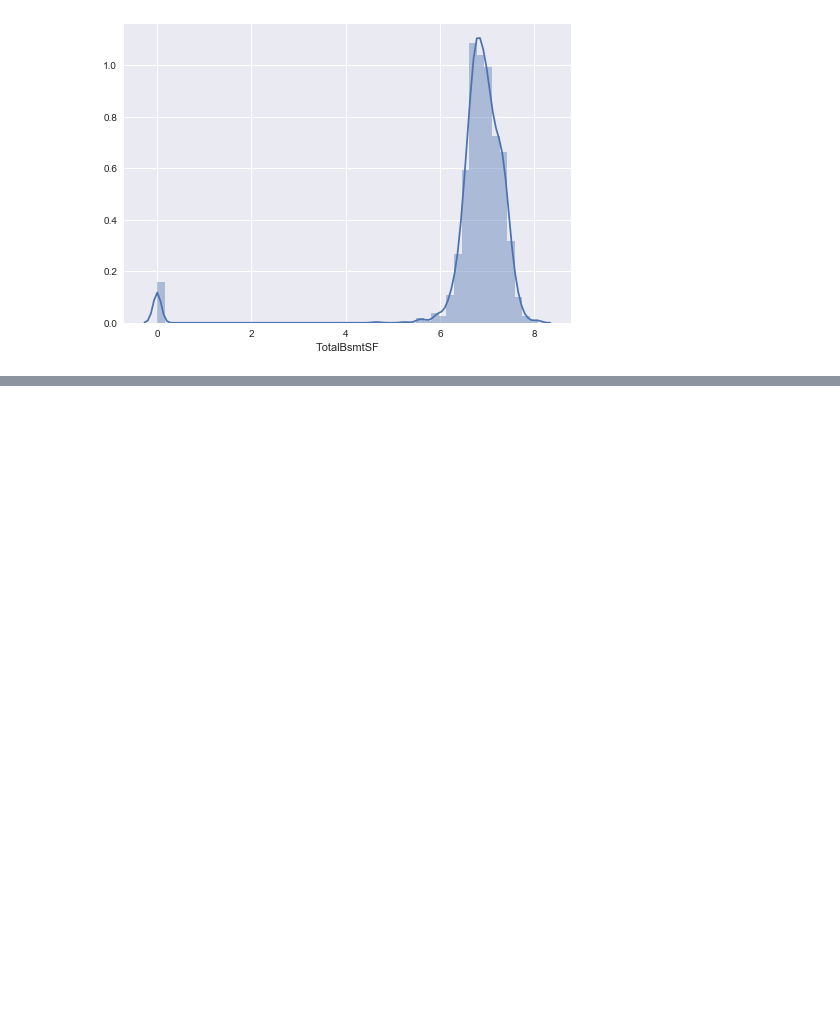
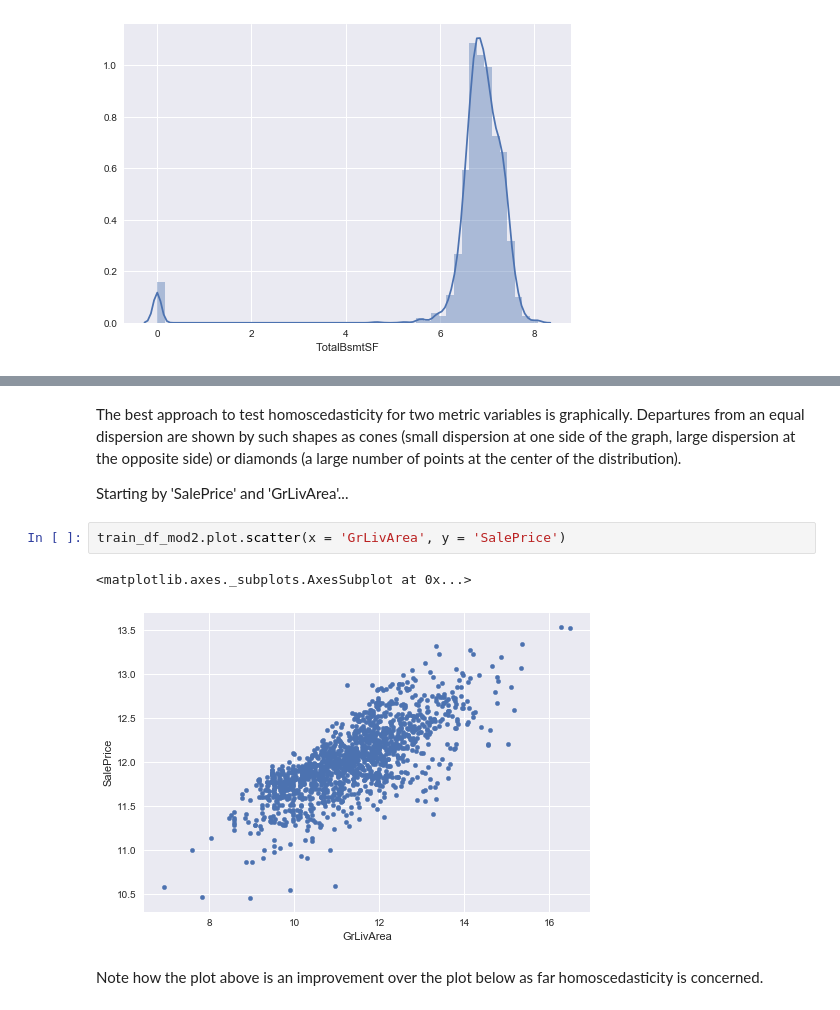
Before and after one commit to sushant2811/KaggleHousingPrices, a Jupyter notebook: KaggleHousingPrices.ipynb, the cells around one changed output, grey strips where cells are left out. Cells and saved outputs as stored; diff of their text form; blank space fills up the shorter version.

Commit message:
Homoscedasticity of SalePrice and GrLivArea

```diff
--- a/KaggleHousingPrices.ipynb
+++ b/KaggleHousingPrices.ipynb
@@ -1734,0 +1773,11 @@ sns.distplot(train_df_mod2['TotalBsmtSF'])
+# %% [markdown]
+The best approach to test homoscedasticity for two metric variables is graphically. Departures from an equal dispersion are shown by such shapes as cones (small dispersion at one side of the graph, large dispersion at the opposite side) or diamonds (a large number of points at the center of the distribution).
+
+Starting by 'SalePrice' and 'GrLivArea'...
+# %%
+train_df_mod2.plot.scatter(x = 'GrLivArea', y = 'SalePrice')
+# %% [output]
+<matplotlib.axes._subplots.AxesSubplot at 0x...>
+[figure, added]
+# %% [markdown]
+Note how the plot above is an improvement over the plot below as far homoscedasticity is concerned.
```
Also changed, not shown: parts of 7 cells of this notebook.
